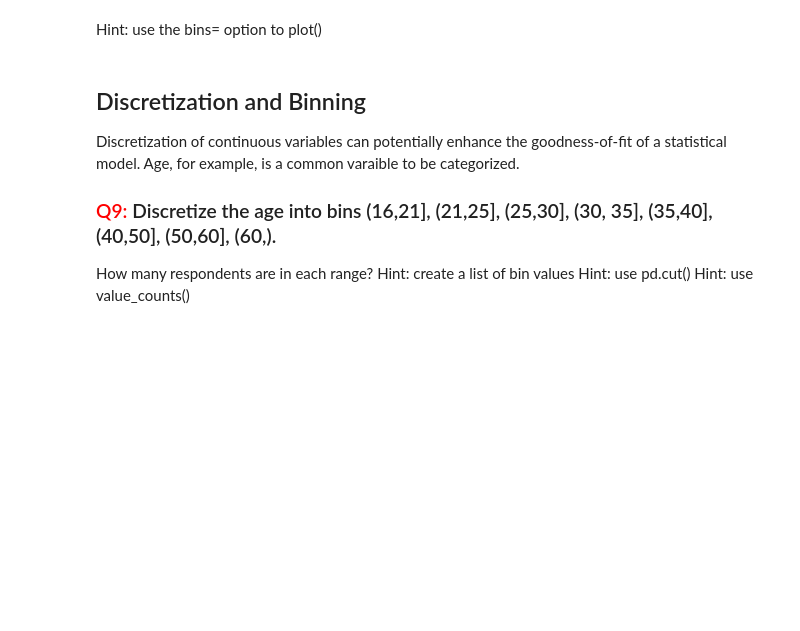
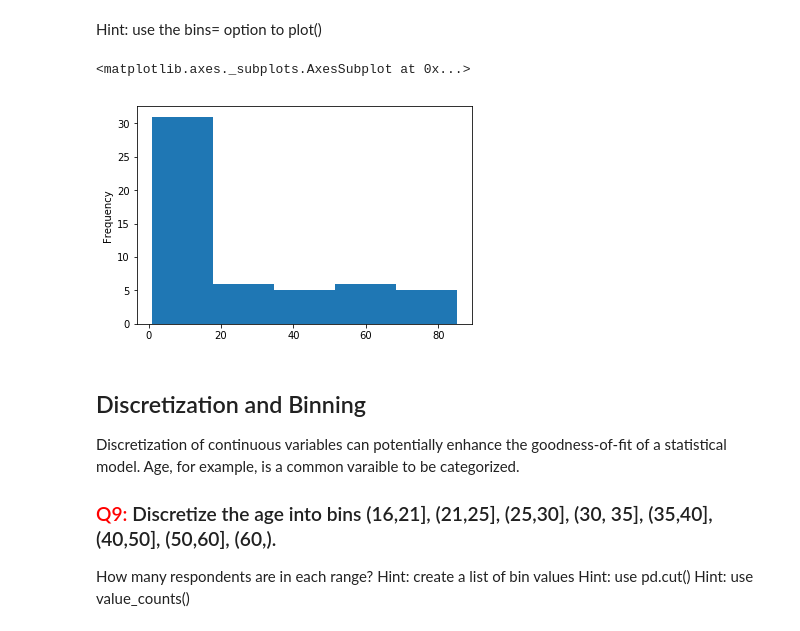
Before and after one commit to umsi-data-science/si618wn2019, a Jupyter notebook: 618_02_Pandas_Intro.ipynb, the cells around one changed output. Cells and saved outputs as stored; diff of their text form; code cells hidden in the pictures; blank space fills up the shorter version.

```diff
--- a/618_02_Pandas_Intro.ipynb
+++ b/618_02_Pandas_Intro.ipynb
@@ -377,3 +753,8 @@ Hint: use the bins= option to plot()
+# %%
+df.Age.value_counts().plot.hist(bins = 5)
+# %% [output]
+<matplotlib.axes._subplots.AxesSubplot at 0x...>
+[figure, added]
 # %% [markdown]
 ## Discretization and Binning
 Discretization of continuous variables can potentially enhance the goodness-of-fit of a statistical model. Age, for example, is a common varaible to be categorized.
```
Also changed, not shown: parts of 84 cells of this notebook, 1 other file.
